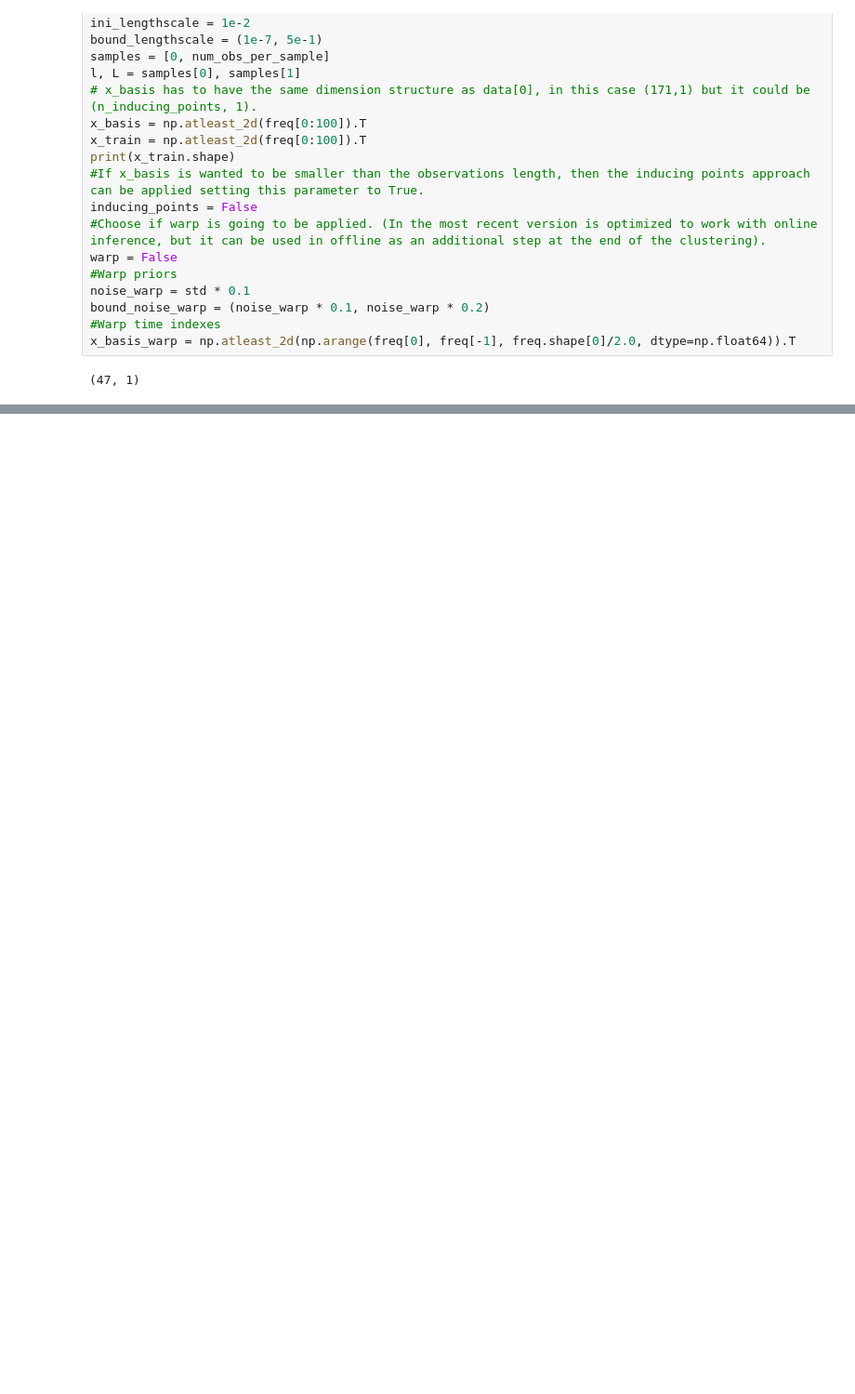
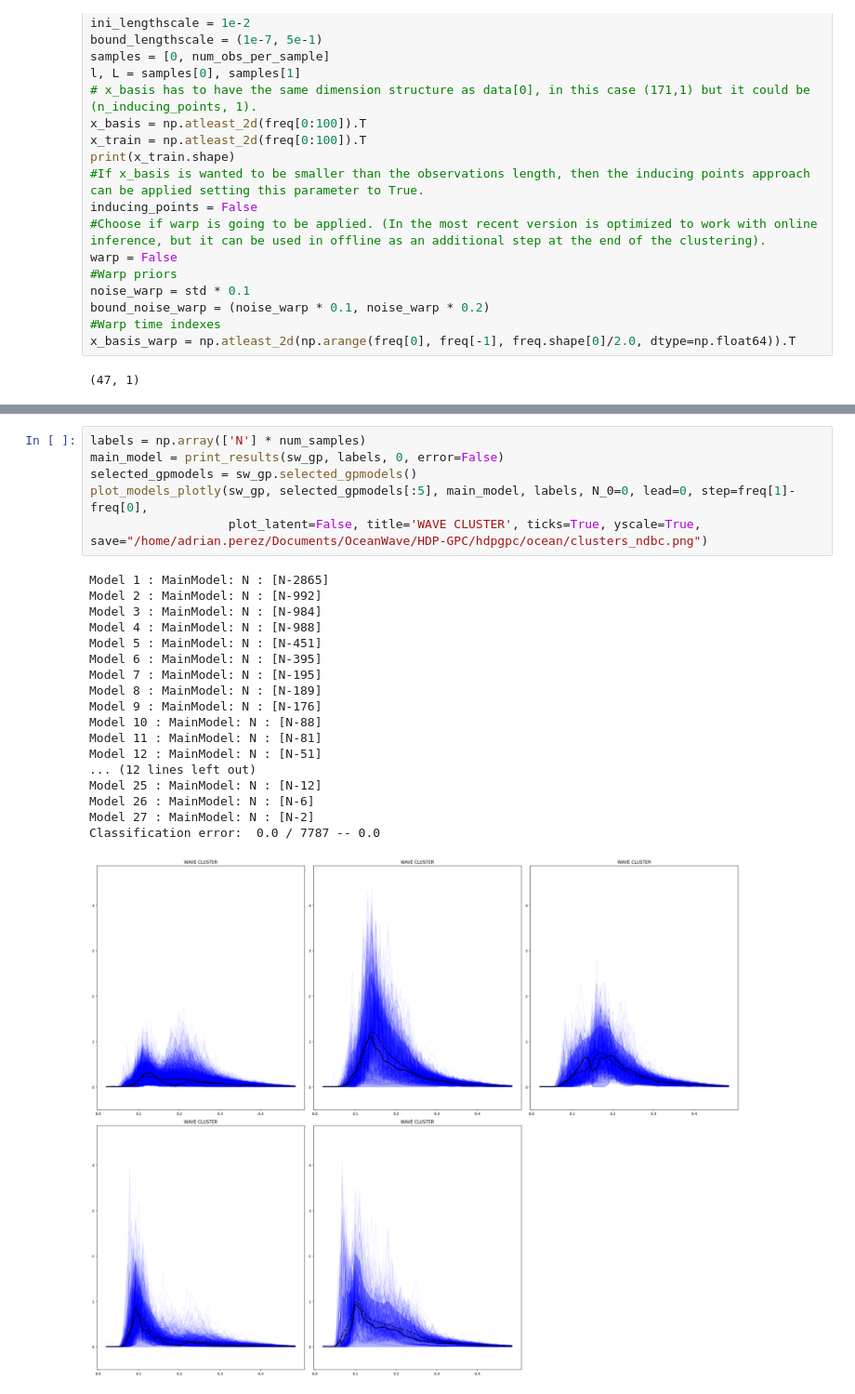
Before and after one commit to AdrianPerezHerrero/HDP-GPC, a Jupyter notebook: hdpgpc/ocean/ClasificacionOlas_ndbc.ipynb, the cells around one changed output, grey strips where cells are left out. Shown at 93% size. Cells and saved outputs as stored; diff of their text form; blank space fills up the shorter version.

```diff
--- a/hdpgpc/ocean/ClasificacionOlas_ndbc.ipynb
+++ b/hdpgpc/ocean/ClasificacionOlas_ndbc.ipynb
@@ -231,3 +230,28 @@ Classification error:  0.0 / 8160 -- 0.0
+# %%
+labels = np.array(['N'] * num_samples)
+main_model = print_results(sw_gp, labels, 0, error=False)
+selected_gpmodels = sw_gp.selected_gpmodels()
+plot_models_plotly(sw_gp, selected_gpmodels[:5], main_model, labels, N_0=0, lead=0, step=freq[1]-freq[0],
+                   plot_latent=False, title='WAVE CLUSTER', ticks=True, yscale=True, save="/home/adrian.perez/Documents/OceanWave/HDP-GPC/hdpgpc/ocean/clusters_ndbc.png")
+# %% [output]
+Model 1 : MainModel: N : [N-2865]
+Model 2 : MainModel: N : [N-992]
+Model 3 : MainModel: N : [N-984]
+Model 4 : MainModel: N : [N-988]
+Model 5 : MainModel: N : [N-451]
+Model 6 : MainModel: N : [N-395]
+Model 7 : MainModel: N : [N-195]
+Model 8 : MainModel: N : [N-189]
+Model 9 : MainModel: N : [N-176]
+Model 10 : MainModel: N : [N-88]
+Model 11 : MainModel: N : [N-81]
+Model 12 : MainModel: N : [N-51]
+... (12 lines left out)
+Model 25 : MainModel: N : [N-12]
+Model 26 : MainModel: N : [N-6]
+Model 27 : MainModel: N : [N-2]
+Classification error:  0.0 / 7787 -- 0.0
+[figure, added]
 # %%
 from hdpgpc.util_plots import FunctionEvolutionVisualizer
 
```
Also changed, not shown: parts of 7 cells of this notebook, 3 other files.
